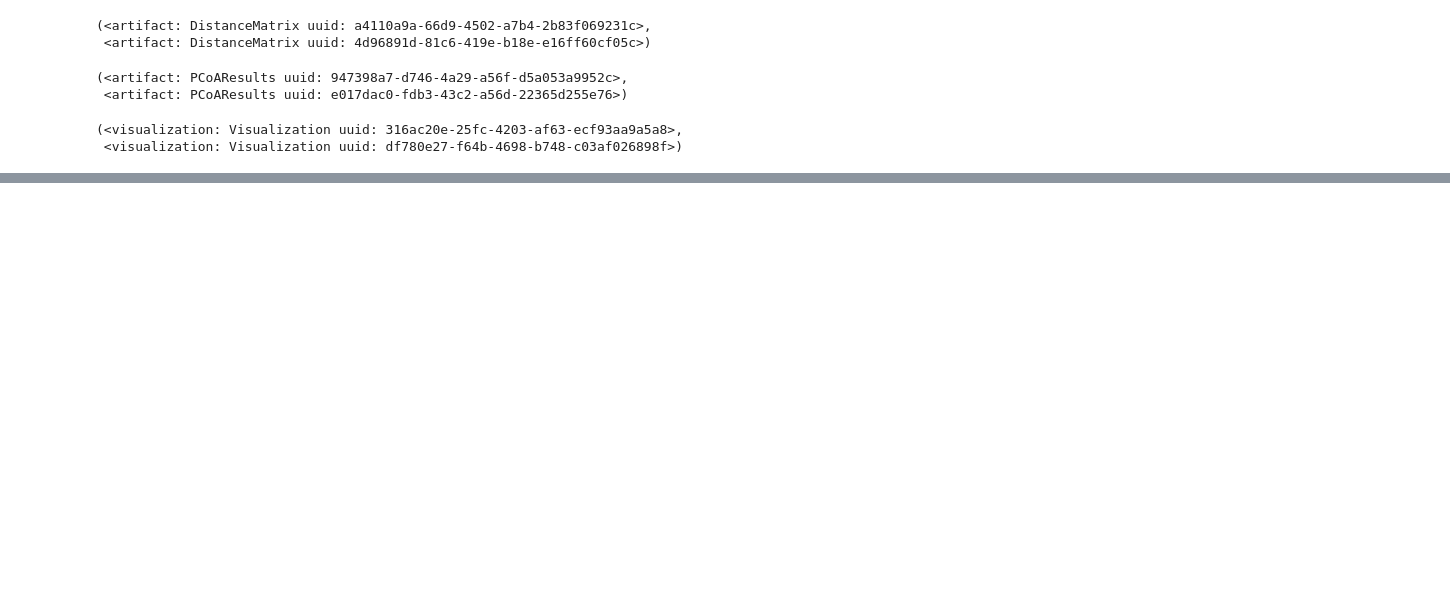
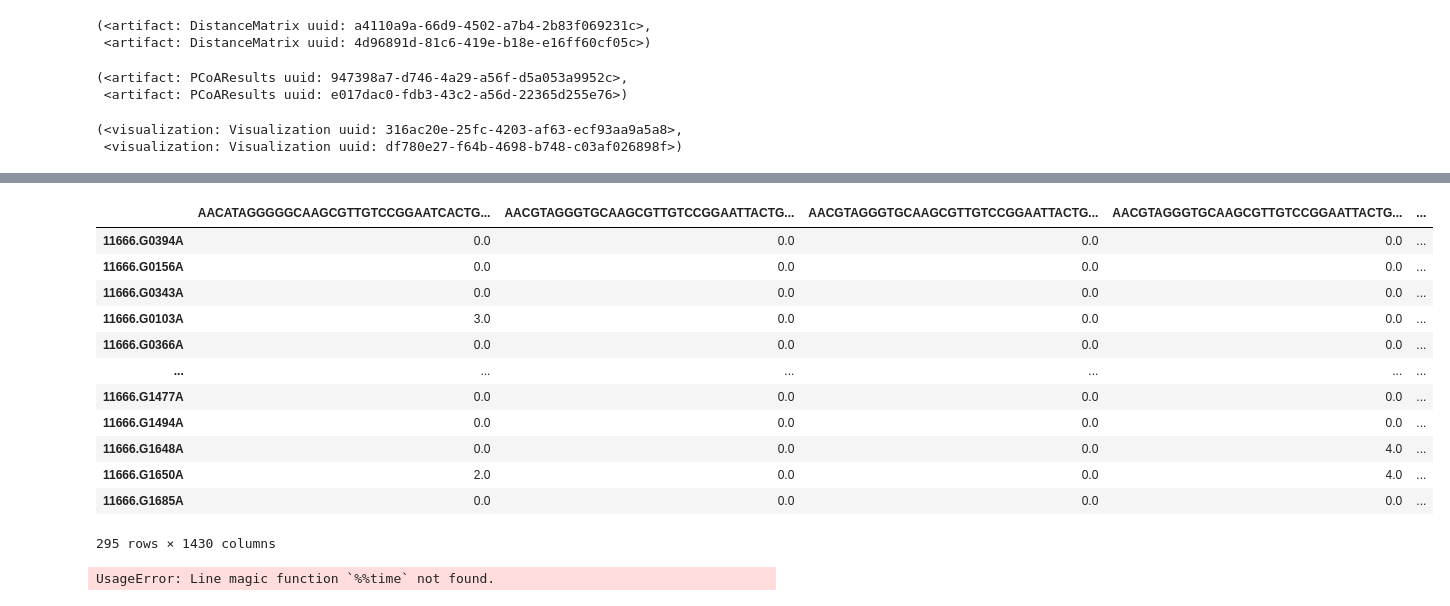
Before and after one commit to Amandoj/DSC180-Q2-Project, a Jupyter notebook: feature_table_analysis.ipynb, the cells around one changed output, grey strips where cells are left out. Cells and saved outputs as stored; diff of their text form; code cells hidden in the pictures; blank space fills up the shorter version.

```diff
--- a/feature_table_analysis.ipynb
+++ b/feature_table_analysis.ipynb
@@ -80,0 +81,4 @@ qiime_metadata.to_dataframe()
+# %%
+metadata_m = Metadata.load("data/temp/final_metadata_m.tsv")
+metadata_pr = Metadata.load("data/temp/final_metadata_pr.tsv")
+metadata_c = Metadata.load("data/temp/final_metadata_c.tsv")
@@ -249,0 +408,36 @@ for n in (2, 5, 10, 15, 20, 50):
+# %%
+#Convert binary columns into a single categorical target column for disease type
+filtered_metadata_df["target_disease"] = filtered_metadata_df.idxmax(axis=1)
+
+#Get the target disease and sample name,then create the metadata and filterd feature table
+target_disease = filtered_metadata_df['target_disease']
+target_disease.to_csv('data/temp/target_disease.tsv', sep="\t")
+metadata_target_disease = Metadata.load("data/temp/target_disease.tsv")
+feature_table_target_disease = filter_samples(table, metadata = metadata_target_disease).filtered_table
+# %%
+#View as a DF to perform cleaning
+feature_df_target_disease = feature_table_target_disease.view(pd.DataFrame)
+feature_df_target_disease = feature_df_target_disease[feature_df_target_disease.columns[((feature_df_target_disease > 0).sum() > 3)]] #Dropping features that appear in less than 3 samples
+feature_df_target_disease
+# %% [output]
+|  | AACATAGGGGGCAAGCGTTGTCCGGAATCACTG... | AACGTAGGGTGCAAGCGTTGTCCGGAATTACTG... | AACGTAGGGTGCAAGCGTTGTCCGGAATTACTG... | AACGTAGGGTGCAAGCGTTGTCCGGAATTACTG... | ... |
+| 11666.G0394A | 0.0 | 0.0 | 0.0 | 0.0 | ... |
+| 11666.G0156A | 0.0 | 0.0 | 0.0 | 0.0 | ... |
+| 11666.G0343A | 0.0 | 0.0 | 0.0 | 0.0 | ... |
+| 11666.G0103A | 3.0 | 0.0 | 0.0 | 0.0 | ... |
+| 11666.G0366A | 0.0 | 0.0 | 0.0 | 0.0 | ... |
+| ... | ... | ... | ... | ... | ... |
+| 11666.G1477A | 0.0 | 0.0 | 0.0 | 0.0 | ... |
+| 11666.G1494A | 0.0 | 0.0 | 0.0 | 0.0 | ... |
+| 11666.G1648A | 0.0 | 0.0 | 0.0 | 4.0 | ... |
+| 11666.G1650A | 2.0 | 0.0 | 0.0 | 4.0 | ... |
+| 11666.G1685A | 0.0 | 0.0 | 0.0 | 0.0 | ... |
+295 rows × 1430 columns
+# %%
+#Create the UMAP pipeline, first do unsupervised regular UMAP, then compare with supervised UMAP
+import umap
+
+%%time
+embedding = umap.UMAP(n_neighbors=5).fit_transform(feature_df_target_disease)
+# %% [output]
+UsageError: Line magic function `%%time` not found.
```
Also changed, not shown: parts of 35 cells of this notebook.
